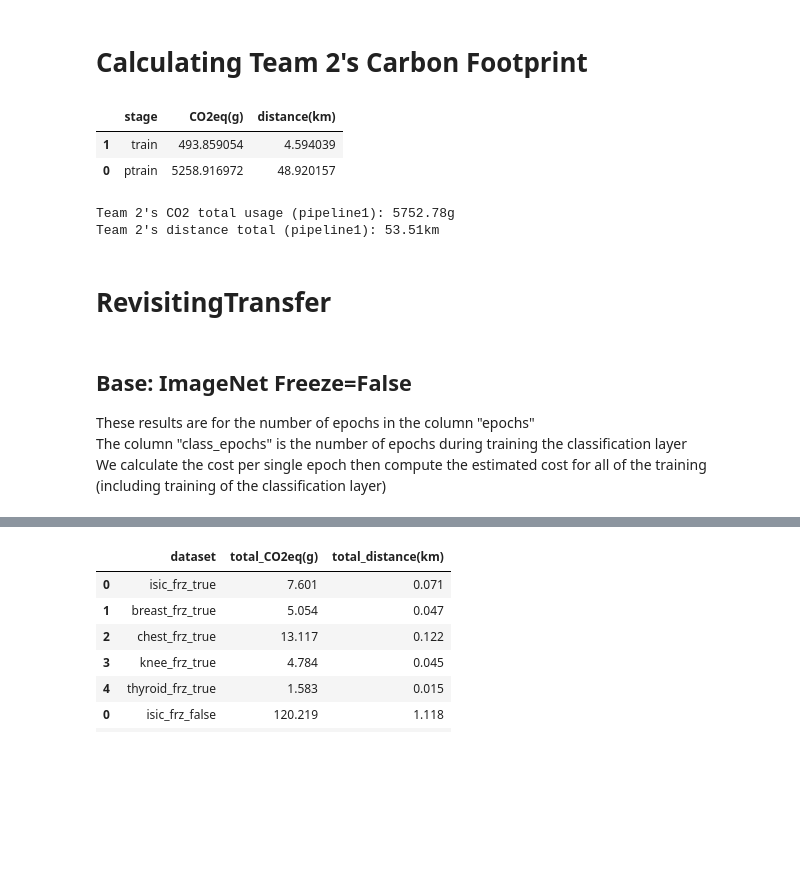
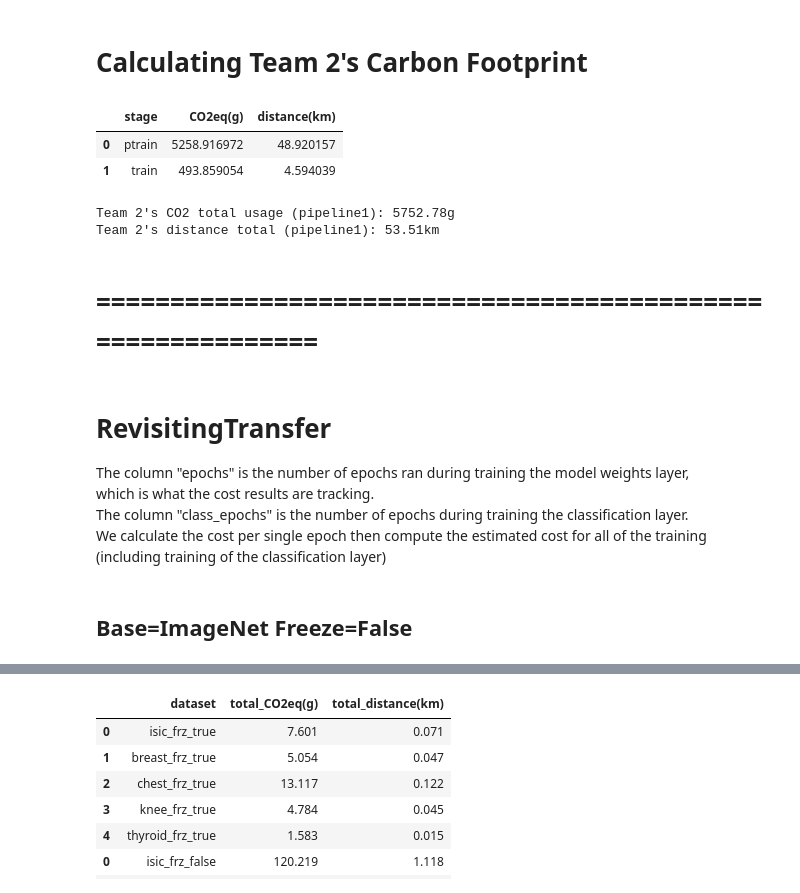
Before and after one commit to Xannadoo/carbon-cost-kaggle, a Jupyter notebook: carbonFootprintResults.ipynb, the cells around one changed output, grey strips where cells are left out. Saved outputs shown, nothing was run; the diff lists cells and outputs as text; code cells hidden in the pictures; blank space fills up the shorter version.

```diff
--- a/carbonFootprintResults.ipynb
+++ b/carbonFootprintResults.ipynb
@@ -84,7 +82,7 @@ display(train_full)
 def calc_footprint(ptrain_df, train_df, ptrain_runs=1, train_runs=1):
     """
     Function to make a dataframe containing the carbon footprint
-    of each state in the training.
+    of each stage in the pretraining and training from pipeline 1.
     ------------------------------
     Parameters
     ptrain_df: the pretraining dataframe
@@ -92,9 +90,6 @@ def calc_footprint(ptrain_df, train_df, ptrain_runs=1, train_runs=1):
     ptrain_runs: the number of times we ran pretraining
     train_runs: the number of times we ran training
     """
-    # Make new df
-    siim_fp = pd.DataFrame(columns=["stage","CO2eq(g)","distance(km)"])
-
     # Compute Sums
     ptrain_co2sum = ptrain_df["CO2eq(g)"].sum() * ptrain_runs       # MULTIPLY BY NUMBER OF TIMES RAN
     ptrain_dist_sum = ptrain_df["distance(km)"].sum() * ptrain_runs # MULTIPLY BY NUMBER OF TIMES RAN
@@ -106,9 +101,8 @@ def calc_footprint(ptrain_df, train_df, ptrain_runs=1, train_runs=1):
     row1 = pd.DataFrame({"stage":"ptrain", "CO2eq(g)":ptrain_co2sum, "distance(km)":ptrain_dist_sum}, index=[0])
     row2 = pd.DataFrame({"stage":"train", "CO2eq(g)":train_co2sum, "distance(km)":train_dist_sum}, index=[1])
 
-    # Add to df
-    siim_fp = pd.concat([row1, siim_fp.loc[:]]).reset_index(drop=True)
-    siim_fp = pd.concat([row2, siim_fp.loc[:]])
+    # Concatenate into one dataframe
+    siim_fp = pd.concat([row1,row2])
 
     return siim_fp
 # %%
@@ -123,10 +118,10 @@ calc_footprint(ptrain_1, train_1, 1, 1)
 # Calculating Team 2's Carbon Footprint
 # %%
 # Carbon footprint of the full training
-team2_totals = calc_footprint(ptrain_full, train_full, 1, 1)
-team2_totals
+team2_siim_totals = calc_footprint(ptrain_full, train_full, 1, 1)
+team2_siim_totals
 # %% [output]
 |  | stage | CO2eq(g) | distance(km) |
+| 0 | ptrain | 5258.916972 | 48.920157 |
 | 1 | train | 493.859054 | 4.594039 |
-| 0 | ptrain | 5258.916972 | 48.920157 |
 # %%
@@ -136,13 +133,16 @@ print(f"Team 2's distance total (pipeline1): {round(team2_totals['distance(km)']
 # %% [output]
 Team 2's CO2 total usage (pipeline1): 5752.78g
 Team 2's distance total (pipeline1): 53.51km
+# %% [markdown]
+# ============================================================
 # %% [markdown]
 # RevisitingTransfer
+The column "epochs" is the number of epochs ran during training the model weights layer,<br>
+which is what the cost results are tracking.<br>
+The column "class_epochs" is the number of epochs during training the classification layer.<br>
+We calculate the cost per single epoch then compute the estimated cost for all of the training (including training of the classification layer)
 # %% [markdown]
-## Base: ImageNet Freeze=False
-These results are for the number of epochs in the column "epochs"<br>
-The column "class_epochs" is the number of epochs during training the classification layer<br>
-We calculate the cost per single epoch then compute the estimated cost for all of the training (including training of the classification layer)
+## Base=ImageNet Freeze=False
 # %%
 # Load results file
 rt_frz_false_file = PATH+"rt_imagenet_frzfalse_results.csv"
```
Also changed, not shown: parts of 26 cells of this notebook.
